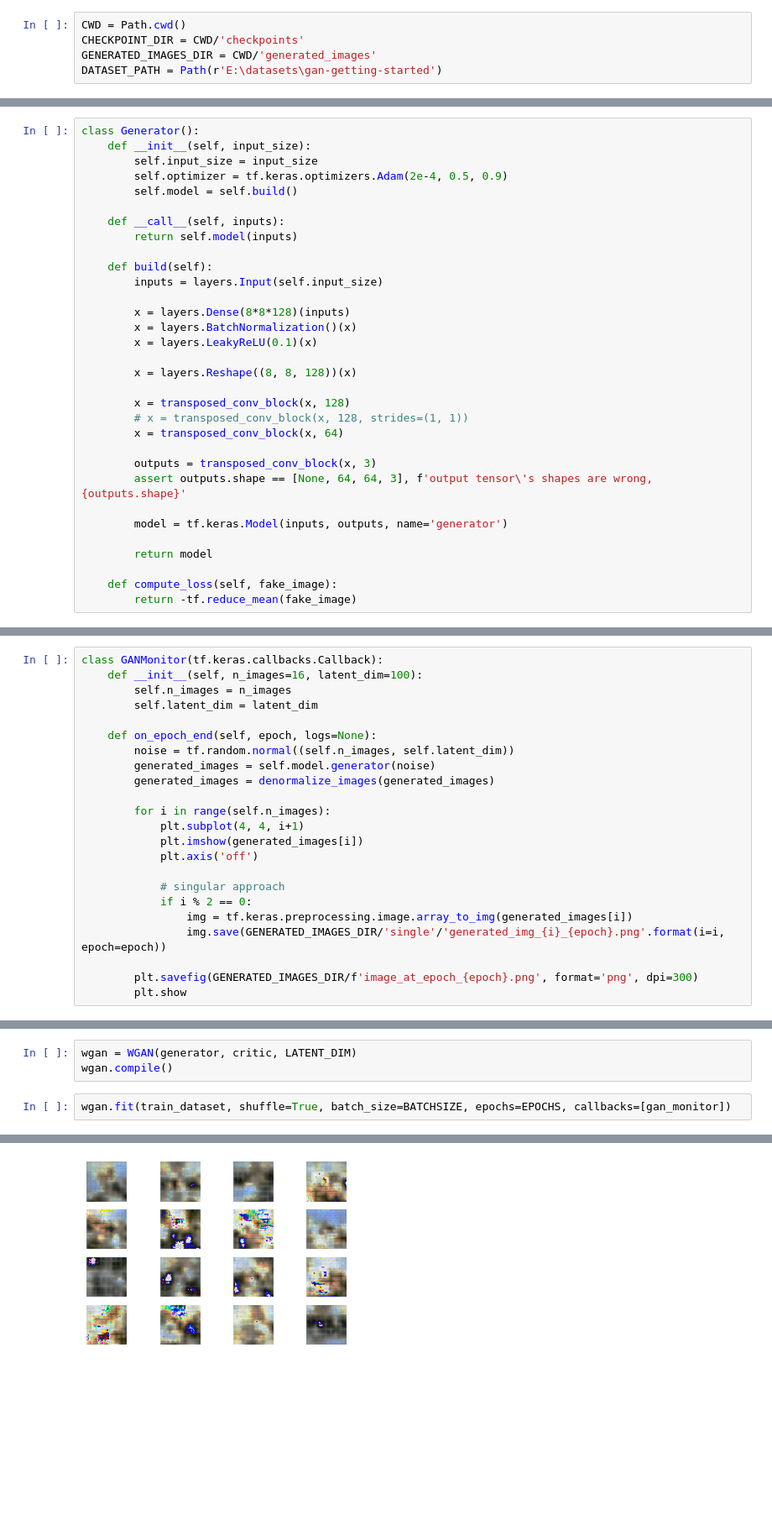
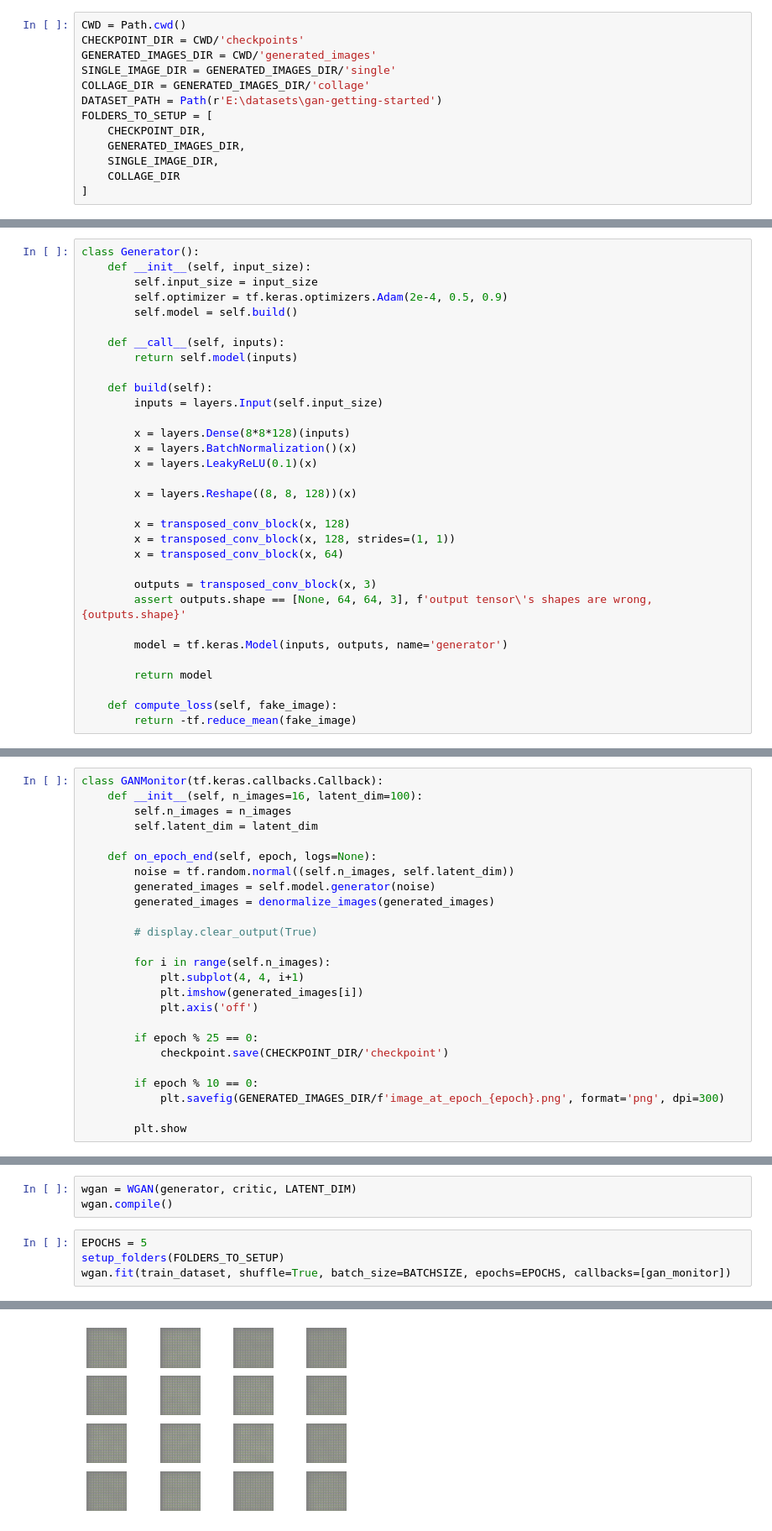
Before and after one commit to JohnStephens1/WGAN-GP, a Jupyter notebook: main.ipynb, the cells around one changed output, grey strips where cells are left out. Shown at 84% size. Saved outputs shown, nothing was run; the diff lists cells and outputs as text; blank space fills up the shorter version.

Commit message:
Improved saving of checkpoints and generated images

```diff
--- a/main.ipynb
+++ b/main.ipynb
@@ -13,7 +13,15 @@ import cv2
 CWD = Path.cwd()
 CHECKPOINT_DIR = CWD/'checkpoints'
 GENERATED_IMAGES_DIR = CWD/'generated_images'
+SINGLE_IMAGE_DIR = GENERATED_IMAGES_DIR/'single'
+COLLAGE_DIR = GENERATED_IMAGES_DIR/'collage'
 DATASET_PATH = Path(r'E:\datasets\gan-getting-started')
+FOLDERS_TO_SETUP = [
+	CHECKPOINT_DIR,
+	GENERATED_IMAGES_DIR,
+	SINGLE_IMAGE_DIR,
+	COLLAGE_DIR
+]
 # %%
 def mkdir(path):
 	path.mkdir(exist_ok=True)
@@ -89,7 +92,7 @@ class Generator():
 		x = layers.Reshape((8, 8, 128))(x)
 
 		x = transposed_conv_block(x, 128)
-		# x = transposed_conv_block(x, 128, strides=(1, 1))
+		x = transposed_conv_block(x, 128, strides=(1, 1))
 		x = transposed_conv_block(x, 64)
 
 		outputs = transposed_conv_block(x, 3)
@@ -200,17 +202,19 @@ class GANMonitor(tf.keras.callbacks.Callback):
 		generated_images = self.model.generator(noise)
 		generated_images = denormalize_images(generated_images)
 
+		# display.clear_output(True)
+
 		for i in range(self.n_images):
 			plt.subplot(4, 4, i+1)
 			plt.imshow(generated_images[i])
 			plt.axis('off')
 
-			# singular approach
-			if i % 2 == 0:
-				img = tf.keras.preprocessing.image.array_to_img(generated_images[i])
-				img.save(GENERATED_IMAGES_DIR/'single'/'generated_img_{i}_{epoch}.png'.format(i=i, epoch=epoch))
+		if epoch % 25 == 0:
+			checkpoint.save(CHECKPOINT_DIR/'checkpoint')
 
-		plt.savefig(GENERATED_IMAGES_DIR/f'image_at_epoch_{epoch}.png', format='png', dpi=300)
+		if epoch % 10 == 0:
+			plt.savefig(GENERATED_IMAGES_DIR/f'image_at_epoch_{epoch}.png', format='png', dpi=300)
+
 		plt.show
 # %% [markdown]
 #### training
@@ -225,5 +234,7 @@ critic = Critic(IMAGE_SHAPE)
 wgan = WGAN(generator, critic, LATENT_DIM)
 wgan.compile()
 # %%
+EPOCHS = 5
+setup_folders(FOLDERS_TO_SETUP)
 wgan.fit(train_dataset, shuffle=True, batch_size=BATCHSIZE, epochs=EPOCHS, callbacks=[gan_monitor])
 # %% [output]
@@ -247,2 +251,2 @@ Epoch 200/200
 <keras.callbacks.History at 0x...>
-[figure, old version]
+[figure, new version]
```
Also changed, not shown: parts of 9 cells of this notebook.
